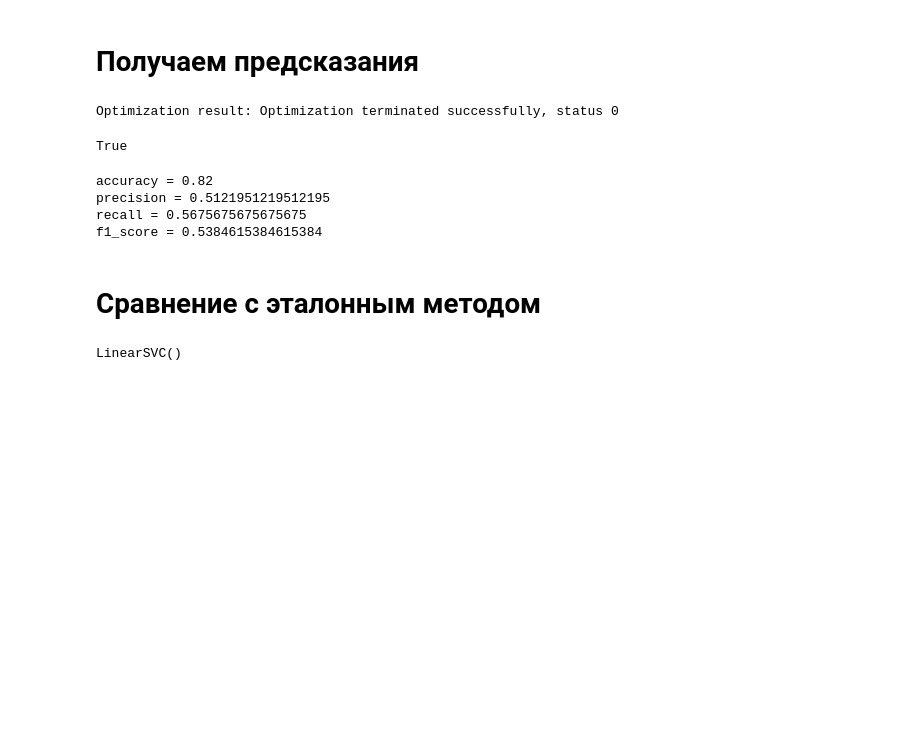
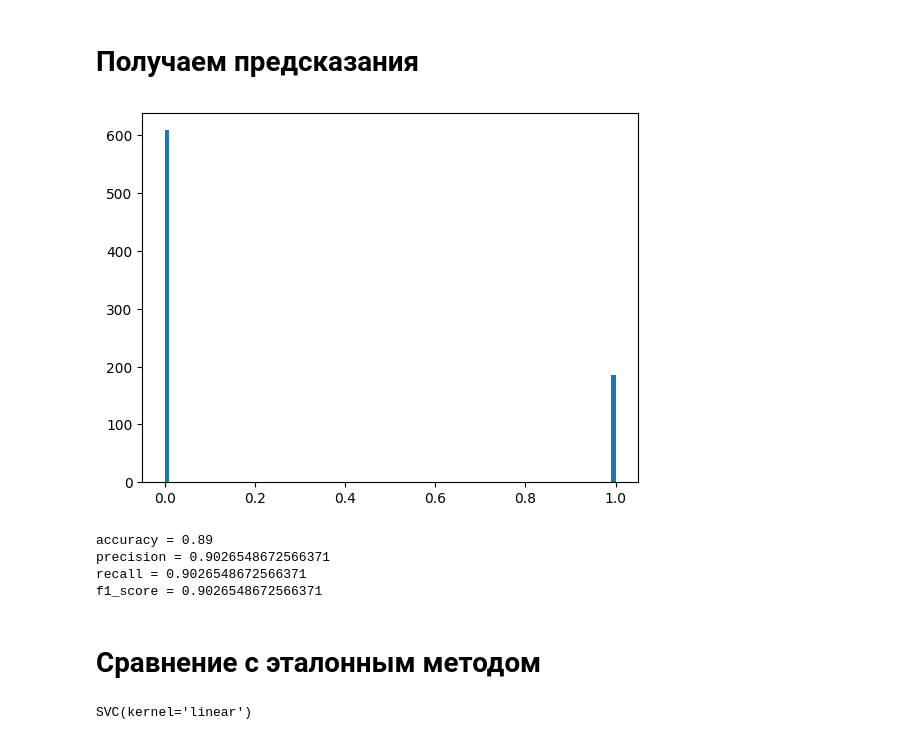
Before and after one commit to itmo-mla/fall-2025, a Jupyter notebook: students/kasiutin-ia/lab3/source/model_inference.ipynb, the cells around one changed output. Saved outputs shown, nothing was run; the diff lists cells and outputs as text; code cells hidden in the pictures; blank space fills up the shorter version.

```diff
--- a/students/kasiutin-ia/lab3/source/model_inference.ipynb
+++ b/students/kasiutin-ia/lab3/source/model_inference.ipynb
@@ -19,17 +21,25 @@ samples_idx = np.random.choice(len(X), 1000, replace=False)
 X = X[samples_idx]
 y = y[samples_idx]
 
+X, y = make_classification(n_samples=1000, n_features=2, n_redundant=0, class_sep=1, n_clusters_per_class=1)
+y = np.where(y == 0, -1, y)
+
 X_train, X_test, y_train, y_test = train_test_split(
     X, y, test_size=0.2, random_state=42
 )
 # %% [markdown]
 # Получаем предсказания
 # %%
-from svm import SVM
+from new_svm import SVM, LinearKernel, SquaredKernel, RBFKernel
 
-model = SVM()
-model.fit(X_train, y_train)
+
+model = SVM(1, LinearKernel())
+res, mask = model.fit(X_train, y_train, maxiter=1000, ftol=1e-3)
-# %% [output]
-Optimization result: Optimization terminated successfully, status 0
-True
+# %%
+import matplotlib.pyplot as plt
+
+plt.hist(res, bins=100)
+plt.show()
+# %% [output]
+[figure, added]
 # %%
@@ -39,14 +51,14 @@ from utils import MetricsEstimator
 
 metric_estimator = MetricsEstimator()
 
-metric_estimator.get_metrics(y_test, predictions.astype(int))
+metric_estimator.get_metrics(y_test, np.array(predictions).astype(int))
 
 print(metric_estimator)
 # %% [output]
-accuracy = 0.82
-precision = 0.5121951219512195
-recall = 0.5675675675675675
-f1_score = 0.5384615384615384
+accuracy = 0.89
+precision = 0.9026548672566371
+recall = 0.9026548672566371
+f1_score = 0.9026548672566371
 # %% [markdown]
 # Сравнение с эталонным методом
 # %%
@@ -54,8 +66,8 @@ from sklearn.svm import LinearSVC
 # %%
-sklearn_model = LinearSVC()
+sklearn_model = SVC(kernel="linear")
 sklearn_model.fit(X_train, y_train)
 # %% [output]
-LinearSVC()
+SVC(kernel='linear')
 # %%
 sklearn_predictions = sklearn_model.predict(X_test)
 metric_estimator.get_metrics(y_test, sklearn_predictions.astype(int))
```
Also changed, not shown: parts of 6 cells of this notebook, 1 other file.
